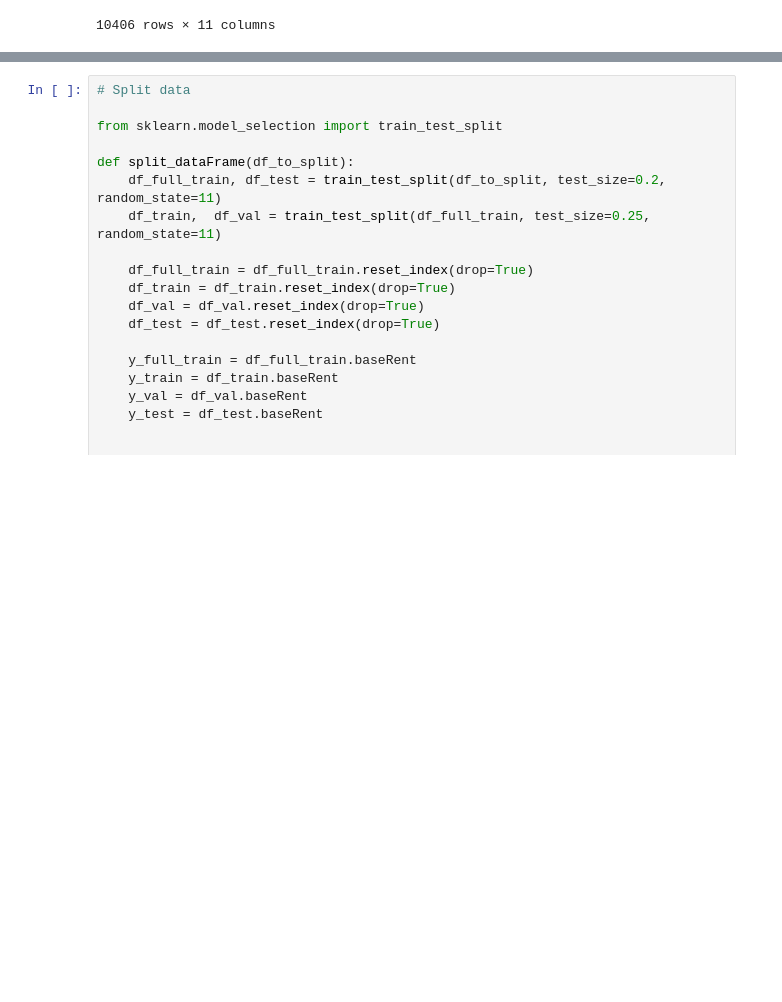
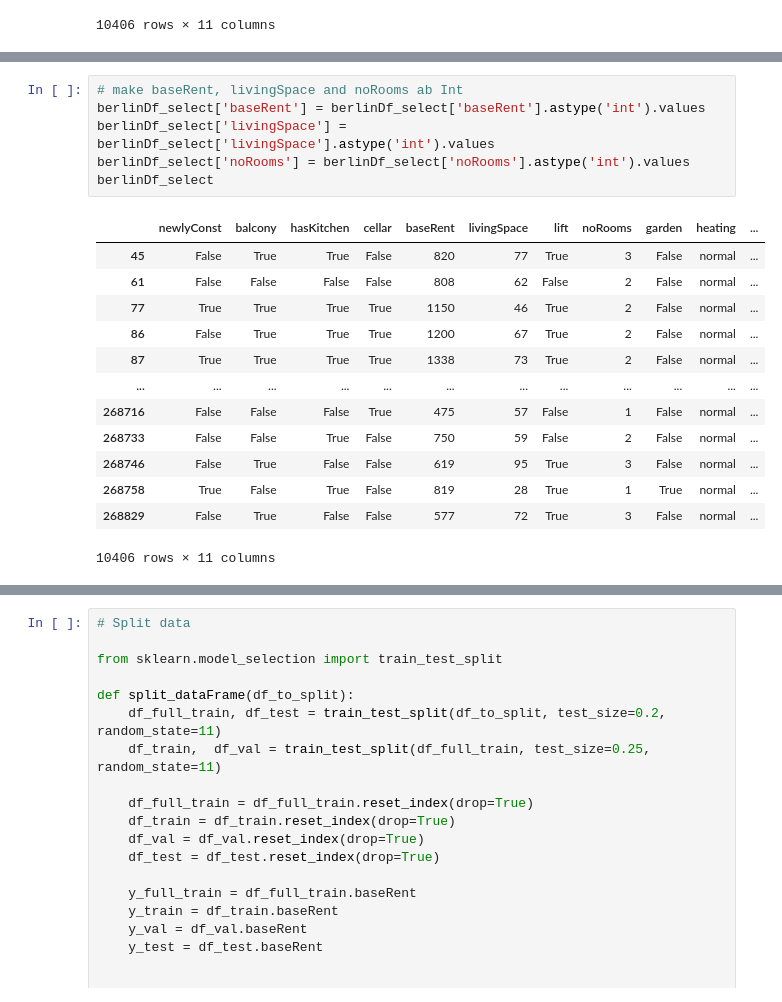
Before and after one commit to razorcd/ml-project, a Jupyter notebook: capstone-project/data_analysis.ipynb, the cells around one changed output, grey strips where cells are left out. Saved outputs shown, nothing was run; the diff lists cells and outputs as text; blank space fills up the shorter version.

```diff
--- a/capstone-project/data_analysis.ipynb
+++ b/capstone-project/data_analysis.ipynb
@@ -275,6 +284,26 @@ neighbourhoods: ['Spandau' 'Weißensee' 'Mitte' 'Kreuzberg' 'Tiergarten' 'Köpen
 | 268758 | True | False | True | False | 819.00 | 28.45 | True | 1.0 | True | normal | ... |
 | 268829 | False | True | False | False | 577.83 | 72.64 | True | 3.0 | False | normal | ... |
 10406 rows × 11 columns
+# %%
+# make baseRent, livingSpace and noRooms ab Int
+berlinDf_select['baseRent'] = berlinDf_select['baseRent'].astype('int').values
+berlinDf_select['livingSpace'] = berlinDf_select['livingSpace'].astype('int').values
+berlinDf_select['noRooms'] = berlinDf_select['noRooms'].astype('int').values
+berlinDf_select
+# %% [output]
+|  | newlyConst | balcony | hasKitchen | cellar | baseRent | livingSpace | lift | noRooms | garden | heating | ... |
+| 45 | False | True | True | False | 820 | 77 | True | 3 | False | normal | ... |
+| 61 | False | False | False | False | 808 | 62 | False | 2 | False | normal | ... |
+| 77 | True | True | True | True | 1150 | 46 | True | 2 | False | normal | ... |
+| 86 | False | True | True | True | 1200 | 67 | True | 2 | False | normal | ... |
+| 87 | True | True | True | True | 1338 | 73 | True | 2 | False | normal | ... |
+| ... | ... | ... | ... | ... | ... | ... | ... | ... | ... | ... | ... |
+| 268716 | False | False | False | True | 475 | 57 | False | 1 | False | normal | ... |
+| 268733 | False | False | True | False | 750 | 59 | False | 2 | False | normal | ... |
+| 268746 | False | True | False | False | 619 | 95 | True | 3 | False | normal | ... |
+| 268758 | True | False | True | False | 819 | 28 | True | 1 | True | normal | ... |
+| 268829 | False | True | False | False | 577 | 72 | True | 3 | False | normal | ... |
+10406 rows × 11 columns
 # %%
 # We will:
 #     - later experiment training by exluding the ["hasKitchen", "cellar", "garden", "balcony"]
```
Also changed, not shown: parts of 4 cells of this notebook, 2 other files.
